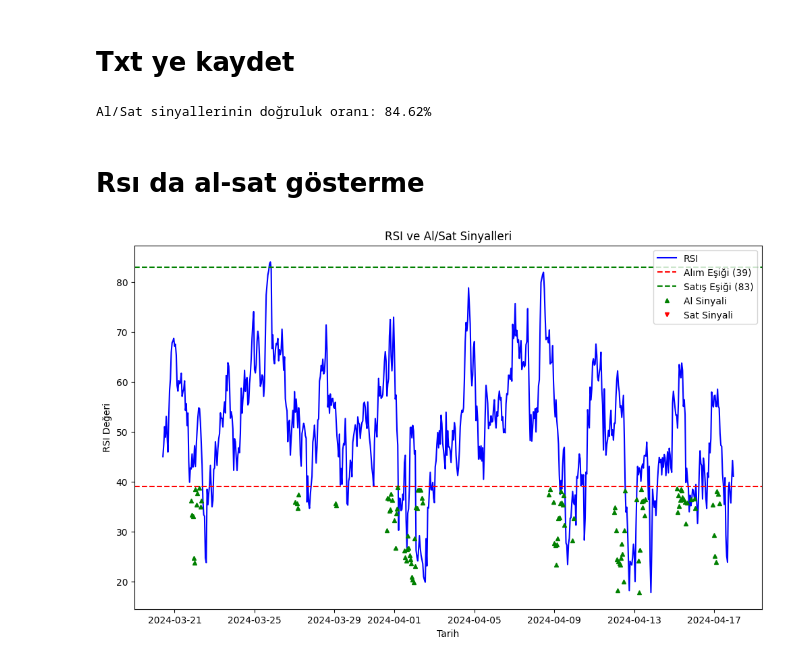
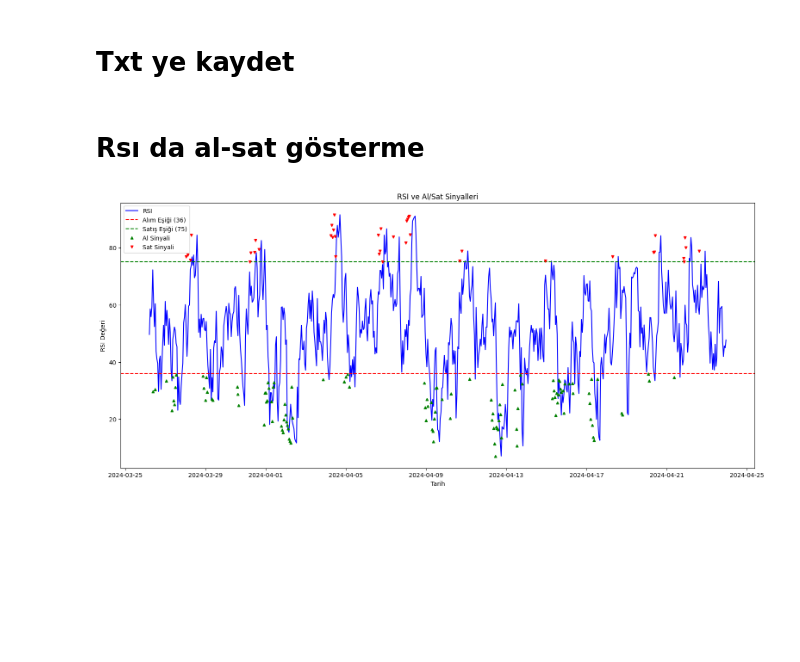
Before and after one commit to emircanbacanak/Selection-Sort-Projesi, a Jupyter notebook: crypto_recommendation.ipynb, the cells around one changed output. Cells and saved outputs as stored; diff of their text form; code cells hidden in the pictures; blank space fills up the shorter version.

Commit message:
Colab kullanılarak oluşturuldu

```diff
--- a/crypto_recommendation.ipynb
+++ b/crypto_recommendation.ipynb
@@ -13,16 +24,17 @@ from datetime import datetime, timedelta
 # %%
 end = datetime.now().strftime('%Y-%m-%d')
 start = datetime.now() - pd.DateOffset(days=30)
+
 data = yf.download("BTC-USD", start=start, end=end, interval="60m")
-rsi_period = 14
+rsi_period = 7
+
 close_prices = data['Close'].values
 
 # RSI değerlerini hesapla
 rsi_values = ti.rsi(close_prices, period=rsi_period)
 
-# Al/Sat sinyallerini oluştur
-buy_signal = rsi_values < 39
-sell_signal = rsi_values > 83
+buy_signal = rsi_values < 36
+sell_signal = rsi_values > 75
 
 # Al ve sat sinyallerinin olduğu zamanlardaki indeksleri bul
 buy_indices = np.where(buy_signal)[0]
@@ -62,10 +44,2 @@ def calculate_accuracy(buy_indices, sell_indices, prices):
 # %% [markdown]
 # Txt ye kaydet
-# %%
-accuracy = calculate_accuracy(buy_indices, sell_indices, close_prices)
-
-output_file = "filtered_data.txt"
-
-print(f"Al/Sat sinyallerinin doğruluk oranı: {accuracy:.2f}%")
-# %% [output]
-Al/Sat sinyallerinin doğruluk oranı: 84.62%
@@ -72,29 +69,22 @@ Al/Sat sinyallerinin doğruluk oranı: 84.62%
 # %% [markdown]
 # Rsı da al-sat gösterme
 # %%
-import matplotlib.pyplot as plt
-
-# RSI değerlerinin uzunluğunu al
 rsi_length = len(rsi_values)
-
-# Veri çerçevesinin uzunluğunu al
 data_length = len(data)
 
-plt.figure(figsize=(12, 7))
+plt.figure(figsize=(19, 8))
 plt.plot(data.index[-rsi_length:], rsi_values, label='RSI', color='blue')
-plt.axhline(y=39, color='r', linestyle='--', label='Alım Eşiği (39)')
-plt.axhline(y=83, color='g', linestyle='--', label='Satış Eşiği (83)')
 
-# Al sinyallerini göster
+plt.axhline(y=36, color='r', linestyle='--', label='Alım Eşiği (36)')
+plt.axhline(y=75, color='g', linestyle='--', label='Satış Eşiği (75)')
+
 plt.plot(data.index[buy_indices[-rsi_length:]], rsi_values[buy_indices[-rsi_length:]], '^', markersize=5, color='green', label='Al Sinyali')
-
-# Sat sinyallerini göster
 plt.plot(data.index[sell_indices[-rsi_length:]], rsi_values[sell_indices[-rsi_length:]], 'v', markersize=5, color='red', label='Sat Sinyali')
 
 plt.title('RSI ve Al/Sat Sinyalleri')
 plt.xlabel('Tarih')
 plt.ylabel('RSI Değeri')
 plt.legend()
 plt.show()
 # %% [output]
-[figure, old version]
+[figure, new version]
```
Also changed, not shown: parts of 44 cells of this notebook.
